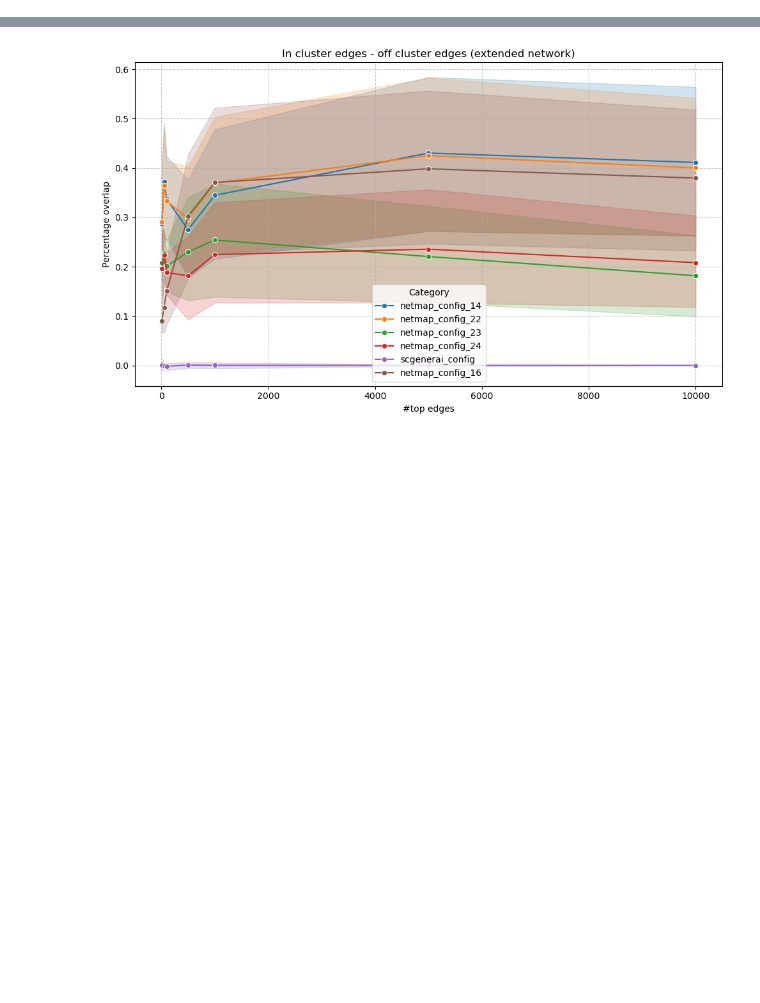
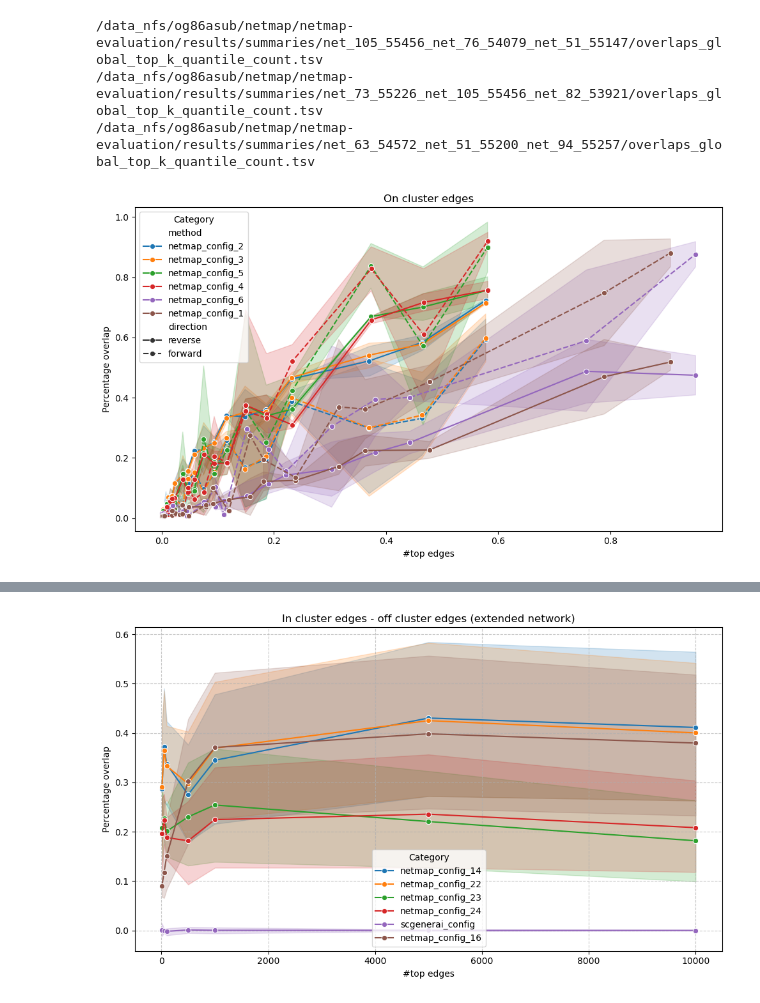
Before and after one commit to bionetslab/netmap-evaluation, a Jupyter notebook: src/evaluation/aggregated_results.ipynb, the cells around one changed output, grey strips where cells are left out. Cells and saved outputs as stored; diff of their text form; code cells hidden in the pictures; blank space fills up the shorter version.

```diff
--- a/src/evaluation/aggregated_results.ipynb
+++ b/src/evaluation/aggregated_results.ipynb
@@ -409 +367,30 @@ all_overlaps
+# %%
+all_overlaps = read_all_results('/data_nfs/og86asub/netmap/netmap-evaluation/results/summaries', select=('overlaps_global_top_k_quantile_count.tsv'))
+#all_overlaps = pd.read_csv('/data_nfs/og86asub/netmap/netmap-evaluation/results/summaries/net_105_55456_net_76_54079_net_51_55147/overlaps_global_top_k.tsv', sep= '\t')
+
+all_overlaps = all_overlaps[~all_overlaps.avg_edges_recovered.isna()]
+all_overlaps['percentage_overlap'] = all_overlaps['avg_edges_recovered']/all_overlaps['gold_standard_edges']
+all_overlaps['percentage_edges'] = all_overlaps['n_top']/all_overlaps['max_possible_edges']
+all_overlaps =all_overlaps.sort_values('percentage_edges')
+
+
+# 3. Example with multiple lines (using 'hue')
+plt.figure(figsize=(10, 6))
+sns.lineplot(data=all_overlaps[(all_overlaps.target == 'on_target') & (all_overlaps.net_type == 'strict') ], x='percentage_edges', y='percentage_overlap', hue='method', marker='o', style='direction')
+# 'hue' separates lines by the 'Category' column
+# 'marker' adds markers to the data points
+# 'errorbar=None' removes confidence intervals (useful for individual lines)
+
+plt.title('On cluster edges')
+plt.xlabel('#top edges')
+plt.ylabel('Percentage overlap')
+#plt.grid(True, linestyle='--', alpha=0.7)
+plt.legend(title='Category') # Add a legend for the 'hue' variable
+plt.tight_layout()
+plt.show()
+# %% [output]
+/data_nfs/og86asub/netmap/netmap-evaluation/results/summaries/net_105_55456_net_76_54079_net_51_55147/overlaps_global_top_k_quantile_count.tsv
+/data_nfs/og86asub/netmap/netmap-evaluation/results/summaries/net_73_55226_net_105_55456_net_82_53921/overlaps_global_top_k_quantile_count.tsv
+/data_nfs/og86asub/netmap/netmap-evaluation/results/summaries/net_63_54572_net_51_55200_net_94_55257/overlaps_global_top_k_quantile_count.tsv
+[figure, added]
 # %%
```
Also changed, not shown: parts of 34 cells of this notebook, 16 other files.
